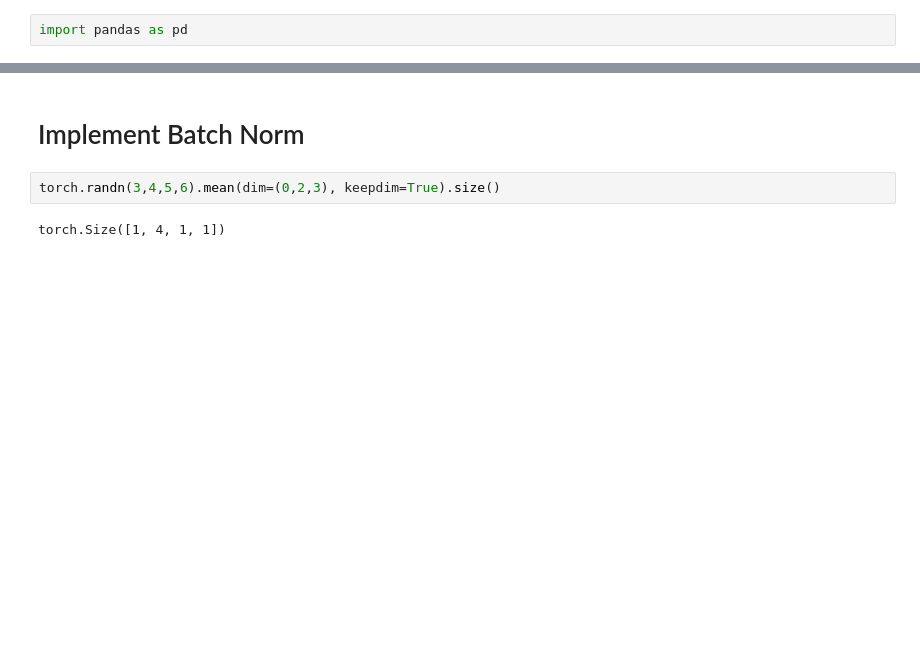
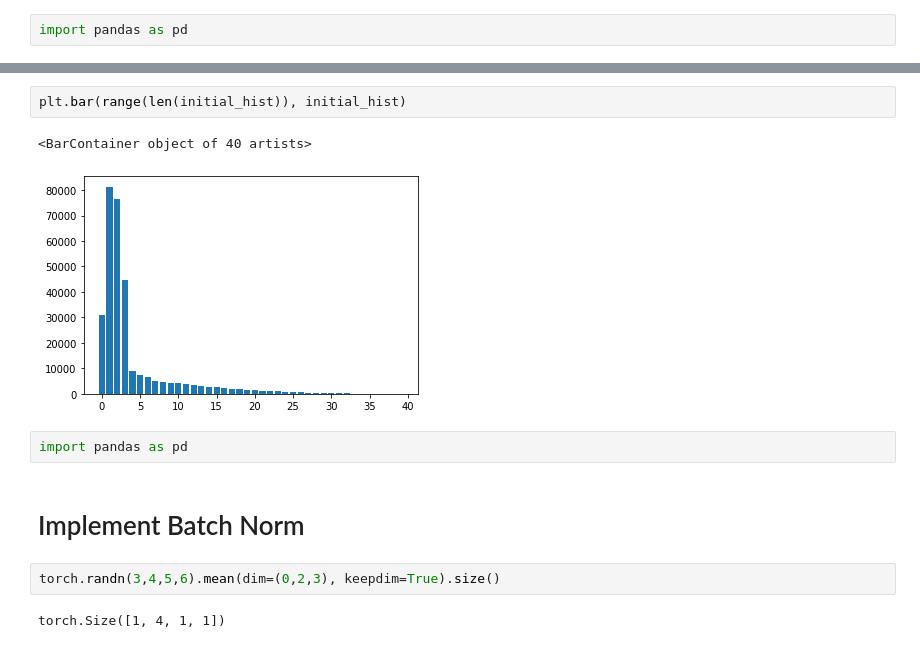
Before and after one commit to rforgione/fastai-part2, a Jupyter notebook: nbs/02_lesson3.ipynb, the cells around one changed output, grey strips where cells are left out. Cells and saved outputs as stored; diff of their text form; blank space fills up the shorter version.

```diff
--- a/nbs/02_lesson3.ipynb
+++ b/nbs/02_lesson3.ipynb
@@ -540,3 +495,10 @@ Sequential(
+# %%
+plt.bar(range(len(initial_hist)), initial_hist)
+# %% [output]
+<BarContainer object of 40 artists>
+[figure, added]
+# %%
+import pandas as pd
 # %% [markdown]
 # Implement Batch Norm
 # %%
```
Also changed, not shown: parts of 30 cells of this notebook, 4 other files.
